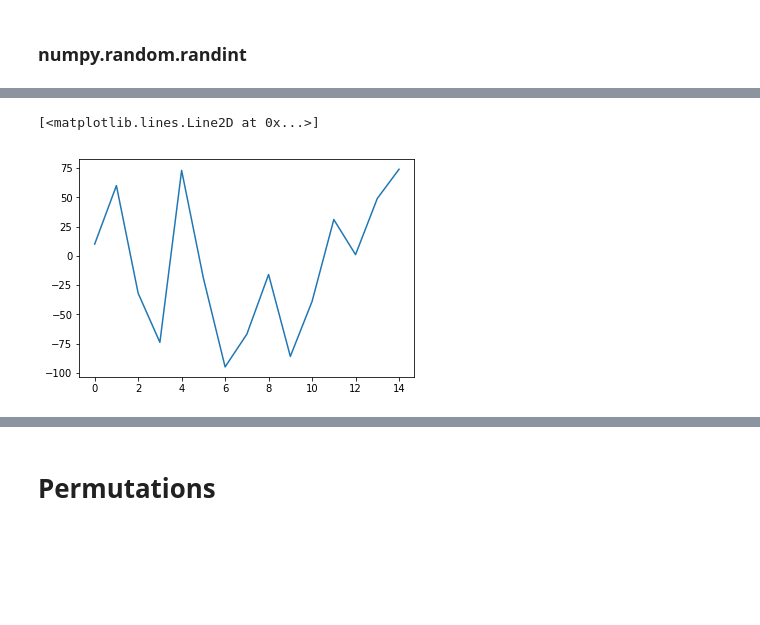
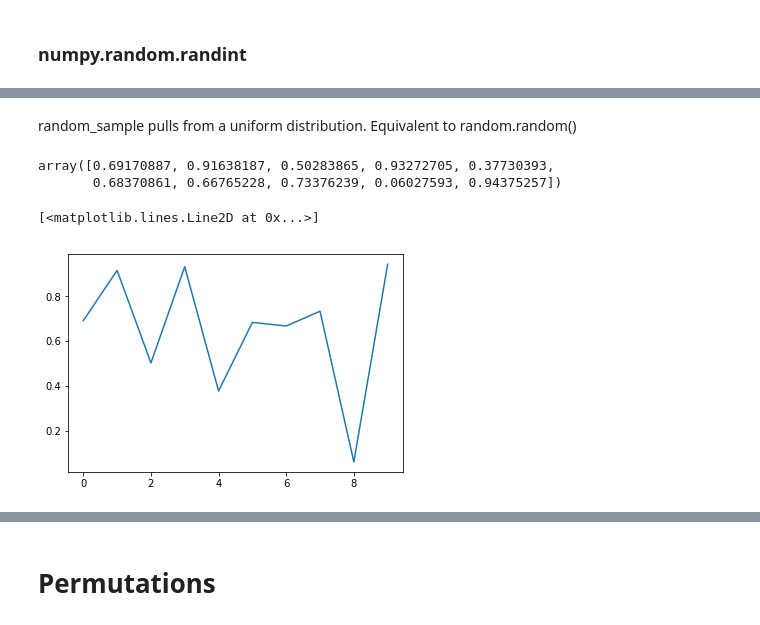
Before and after one commit to healyshane/programming_for_data_analysis-practical_assignment, a Jupyter notebook: Programming for Data Analysis_Assignment.ipynb, the cells around one changed output, grey strips where cells are left out. Saved outputs shown, nothing was run; the diff lists cells and outputs as text; code cells hidden in the pictures; blank space fills up the shorter version.

```diff
--- a/Programming for Data Analysis_Assignment.ipynb
+++ b/Programming for Data Analysis_Assignment.ipynb
@@ -97,5 +107,13 @@ q = np.random.randint(-100,100,15)
+# %% [markdown]
+random_sample pulls from a uniform distribution. Equivalent to random.random()
+# %%
+f = np.random.random_sample(10)
+f
+# %% [output]
+array([0.69170887, 0.91638187, 0.50283865, 0.93272705, 0.37730393,
+       0.68370861, 0.66765228, 0.73376239, 0.06027593, 0.94375257])
 # %%
-plt.plot(q)
+plt.plot(f)
 # %% [output]
 [<matplotlib.lines.Line2D at 0x...>]
-[figure, old version]
+[figure, new version]
```
Also changed, not shown: parts of 25 cells of this notebook.
